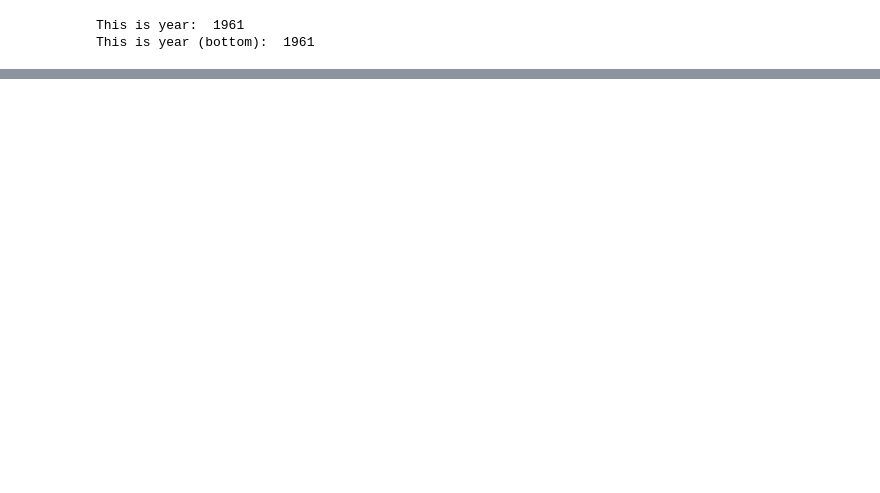
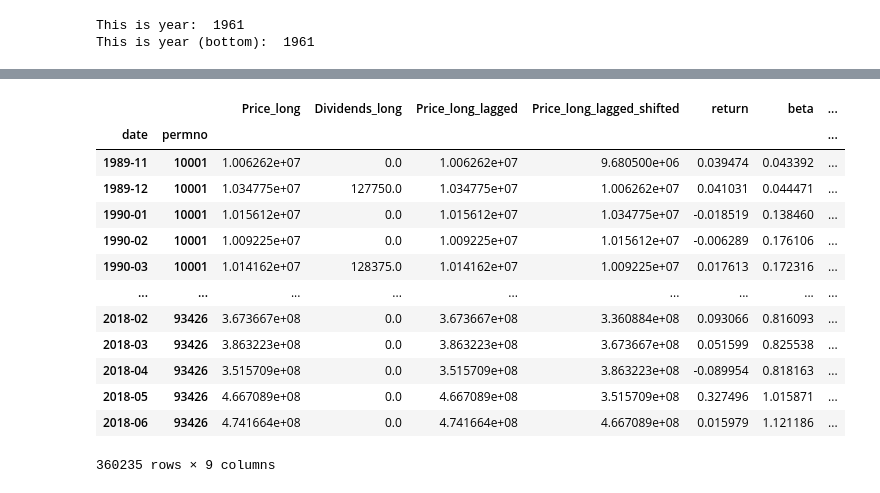
Before and after one commit to justusschenk/valueinvesting, a Jupyter notebook: Cross-Sectional-Regressions.ipynb, the cells around one changed output, grey strips where cells are left out. Saved outputs shown, nothing was run; the diff lists cells and outputs as text; code cells hidden in the pictures; blank space fills up the shorter version.

```diff
--- a/Cross-Sectional-Regressions.ipynb
+++ b/Cross-Sectional-Regressions.ipynb
@@ -166,0 +792,22 @@ KeyboardInterrupt:
+# %%
+# 1. Join dataframes indexed by ['date', 'permno']
+endog = df_price_minus_long_monthly.join(df_dividends_long, how='left')
+endog = endog.join(df_price_long_monthly, how='left')
+endog['Dividends_long'] = endog['Dividends_long'].fillna(0)
+
+# 2. Reset index to have 'date' and 'permno' as columns for grouping
+endog = endog.reset_index()
+
+# 3. Sort by permno and date so shift works correctly
+endog = endog.sort_values(['permno', 'date'])
+
+# 4. Compute lagged price per permno (previous month)
+endog['Price_long_lagged_shifted'] = endog.groupby('permno')['Price_long_lagged'].shift(1)
+
+# 5. Compute returns
+endog['return'] = (endog['Price_long'] + endog['Dividends_long']) / endog['Price_long_lagged_shifted'] - 1
+
+# 6. (Optional) drop rows where lagged price is NaN (no prior price to compute return)
+endog = endog.dropna(subset=['Price_long_lagged_shifted'])
+endog['date'] = endog['date'].dt.to_period('M')
+endog
@@ -166,0 +828,36 @@ KeyboardInterrupt:
+# %%
+#Load exogs
+betas = betas_result[['date', 'permno', 'beta']].dropna()
+
+size = crsp[['date', 'permno', 'market_equity']]
+size['market_equity'] = np.log(size['market_equity'])
+
+bm = crsp[['date', 'permno', 'BM']]
+bm['BM'] = abs(bm['BM'])
+
+exogs = betas.merge(size, on=['date', 'permno'], how='inner')
+exogs = exogs.merge(bm, on=['date', 'permno'], how='inner')
+exogs['date'] = exogs['date'].dt.to_period('M')
+
+merged = pd.merge(endog, exogs, on=['date', 'permno'], how='inner')
+
+# 3. (Optional) Set MultiIndex back if you want
+merged = merged.set_index(['date', 'permno'])
+merged['return-forward'] = merged.groupby(level='permno')['return'].shift(-1)
+merged_clean = merged.dropna()
+merged
+# %% [output]
+|  |  | Price_long | Dividends_long | Price_long_lagged | Price_long_lagged_shifted | return | beta | ... |
+| date | permno |  |  |  |  |  |  | ... |
+| 1989-11 | 10001 | 1.006262e+07 | 0.0 | 1.006262e+07 | 9.680500e+06 | 0.039474 | 0.043392 | ... |
+| 1989-12 | 10001 | 1.034775e+07 | 127750.0 | 1.034775e+07 | 1.006262e+07 | 0.041031 | 0.044471 | ... |
+| 1990-01 | 10001 | 1.015612e+07 | 0.0 | 1.015612e+07 | 1.034775e+07 | -0.018519 | 0.138460 | ... |
+| 1990-02 | 10001 | 1.009225e+07 | 0.0 | 1.009225e+07 | 1.015612e+07 | -0.006289 | 0.176106 | ... |
+| 1990-03 | 10001 | 1.014162e+07 | 128375.0 | 1.014162e+07 | 1.009225e+07 | 0.017613 | 0.172316 | ... |
+| ... | ... | ... | ... | ... | ... | ... | ... | ... |
+| 2018-02 | 93426 | 3.673667e+08 | 0.0 | 3.673667e+08 | 3.360884e+08 | 0.093066 | 0.816093 | ... |
+| 2018-03 | 93426 | 3.863223e+08 | 0.0 | 3.863223e+08 | 3.673667e+08 | 0.051599 | 0.825538 | ... |
+| 2018-04 | 93426 | 3.515709e+08 | 0.0 | 3.515709e+08 | 3.863223e+08 | -0.089954 | 0.818163 | ... |
+| 2018-05 | 93426 | 4.667089e+08 | 0.0 | 4.667089e+08 | 3.515709e+08 | 0.327496 | 1.015871 | ... |
+| 2018-06 | 93426 | 4.741664e+08 | 0.0 | 4.741664e+08 | 4.667089e+08 | 0.015979 | 1.121186 | ... |
+360235 rows × 9 columns
```
Also changed, not shown: parts of 15 cells of this notebook, 3 other files.
